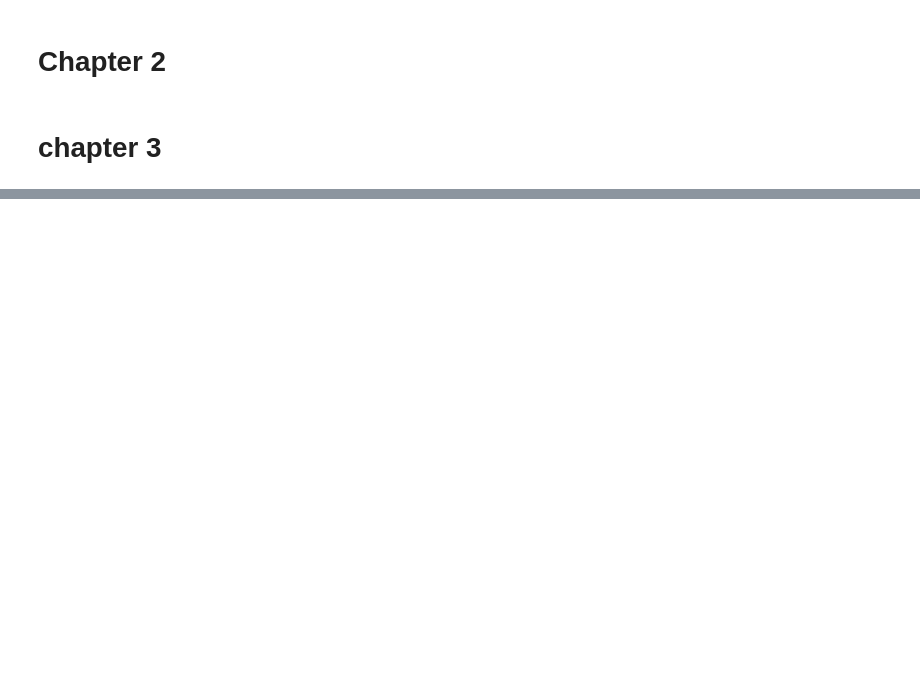
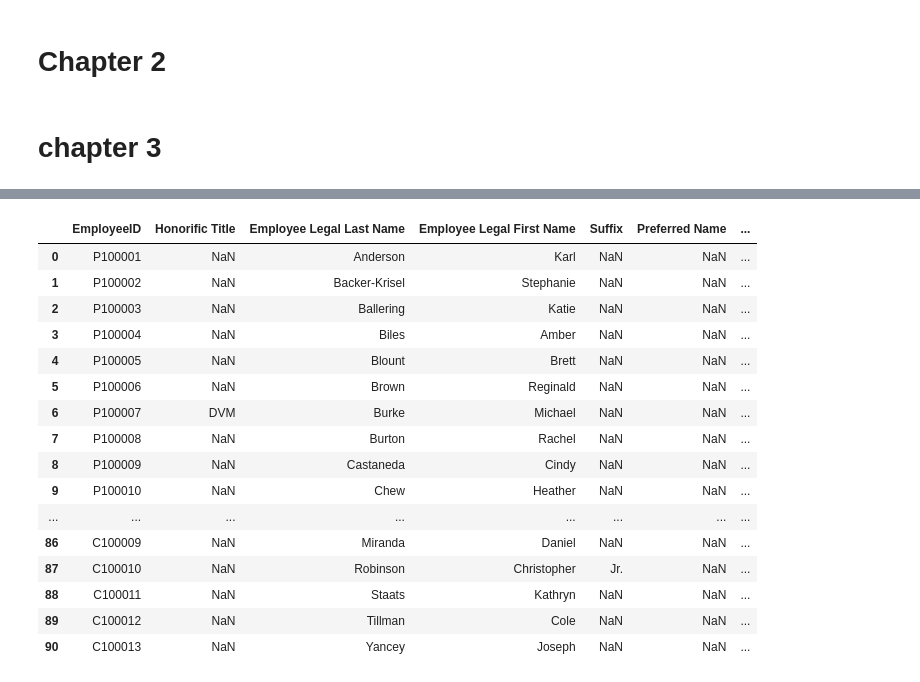
Before and after one commit to robertnesterodhiambo/robertnesterodhiambo-Data-analysis, a Jupyter notebook: ohsc/ohsc.ipynb, the cells around one changed output, grey strips where cells are left out. Cells and saved outputs as stored; diff of their text form; code cells hidden in the pictures; blank space fills up the shorter version.

Commit message:
addresses

```diff
--- a/ohsc/ohsc.ipynb
+++ b/ohsc/ohsc.ipynb
@@ -199,0 +205,80 @@ Employees Data with Employee ID, Honorific Title, Employee Legal Last Name, Empl
+# %%
+import pandas as pd
+
+# File path
+file_path_ohs = '/home/dragon/Git/Data/ohs-hc-template_v11.xlsx'
+
+# Read specific sheets into DataFrames
+individual_data_template = pd.read_excel(file_path_ohs, sheet_name='Individual Data Template')
+
+# Extract Schedule A column from Individual Data Template
+schedule_a_column = individual_data_template['Schedule A']
+
+# Assign Schedule A column to employees_data DataFrame
+employees_data['Schedule A'] = schedule_a_column
+
+# Extract "Official Workplace Flexibility (Position)" column from Positions Data Template
+wpf_status_column = positions_data_template['Official Workplace Flexibility (Position)']
+
+# Assign "Employee WPF Status" column to employees_data DataFrame
+employees_data['Employee WPF Status'] = wpf_status_column
+
+# Extract "Pay Plan" column from External Detailee Data Template
+pay_plan_detailee = external_detailee_data_template['Pay Plan']
+
+# Assign "Pay Plan" column to employees_data DataFrame
+employees_data['Pay Plan'] = pay_plan_detailee
+
+
+# Extract "Grade" column from External Detailee Data Template
+grade_column = external_detailee_data_template['Grade']
+
+# Extract "Detailee Location State" column from External Detailee Data Template
+employee_location_state_column = external_detailee_data_template['Detailee Location State']
+
+# Assign "Grade" and "Employee Location State" columns to employees_data DataFrame
+employees_data['Grade'] = grade_column
+employees_data['Employee Location State'] = employee_location_state_column
+
+# Define a mapping function to clean the city names
+def clean_city(city):
+    if city == "National Capital Region":
+        return "District of Columbia"
+    else:
+        return city
+
+# Apply the mapping function to create the "Location City Clean" column
+employees_data['Location City Clean'] = external_detailee_data_template['Detailee Location City '].apply(clean_city)
+
+
+
+# Extract and rename columns for Security Clearance
+security_clearance_individual = individual_data_template['Security Clearance'].rename('Security Clearance')
+security_clearance_external = external_detailee_data_template['Security Clearance'].rename('Security Clearance')
+security_clearance_ctr = direct_support_ctr_template['Clearance'].rename('Security Clearance')
+
+# Extract and rename columns for DOE Clearance
+doe_clearance_individual = individual_data_template['DOE Clearance'].rename('DOE Clearance')
+doe_clearance_external = external_detailee_data_template['Security Clearance'].rename('DOE Clearance')
+doe_clearance_ctr = direct_support_ctr_template['Clearance'].rename('DOE Clearance')
+
+# Extract Security Reinvestigation Date from Individual Data Template
+security_reinvestigation_date = individual_data_template['Security Reinvestigation Date'].rename('Security Reinvestigation Date')
+
+# Add these columns to employees_data DataFrame
+employees_data['Security Clearance'] = pd.concat([
+    security_clearance_individual, security_clearance_external, security_clearance_ctr
+], ignore_index=True)
+
+employees_data['DOE Clearance'] = pd.concat([
+    doe_clearance_individual, doe_clearance_external, doe_clearance_ctr
+], ignore_index=True)
+
+employees_data['Security Reinvestigation Date'] = security_reinvestigation_date
+
+
+
+# Display the updated DataFrame
+print("Employees Data with Employee ID, Honorific Title, Employee Legal Last Name, Employee Legal First Name, Suffix, Preferred Name, OHS EOD Date, Separation Date, Reason for Separation, Email Address, Desk Phone, Mobile Phone, Office Number, and Schedule A:")
+employees_data
+# %% [output]
@@ -199,0 +286,17 @@ Employees Data with Employee ID, Honorific Title, Employee Legal Last Name, Empl
+|  | EmployeeID | Honorific Title | Employee Legal Last Name | Employee Legal First Name | Suffix | Preferred Name | ... |
+| 0 | P100001 | NaN | Anderson | Karl | NaN | NaN | ... |
+| 1 | P100002 | NaN | Backer-Krisel | Stephanie | NaN | NaN | ... |
+| 2 | P100003 | NaN | Ballering | Katie | NaN | NaN | ... |
+| 3 | P100004 | NaN | Biles | Amber | NaN | NaN | ... |
+| 4 | P100005 | NaN | Blount | Brett | NaN | NaN | ... |
+| 5 | P100006 | NaN | Brown | Reginald | NaN | NaN | ... |
+| 6 | P100007 | DVM | Burke | Michael | NaN | NaN | ... |
+| 7 | P100008 | NaN | Burton | Rachel | NaN | NaN | ... |
+| 8 | P100009 | NaN | Castaneda | Cindy | NaN | NaN | ... |
+| 9 | P100010 | NaN | Chew | Heather | NaN | NaN | ... |
+| ... | ... | ... | ... | ... | ... | ... | ... |
+| 86 | C100009 | NaN | Miranda | Daniel | NaN | NaN | ... |
+| 87 | C100010 | NaN | Robinson | Christopher | Jr. | NaN | ... |
+| 88 | C100011 | NaN | Staats | Kathryn | NaN | NaN | ... |
+| 89 | C100012 | NaN | Tillman | Cole | NaN | NaN | ... |
+| 90 | C100013 | NaN | Yancey | Joseph | NaN | NaN | ... |
```
Also changed, not shown: parts of 9 cells of this notebook.
